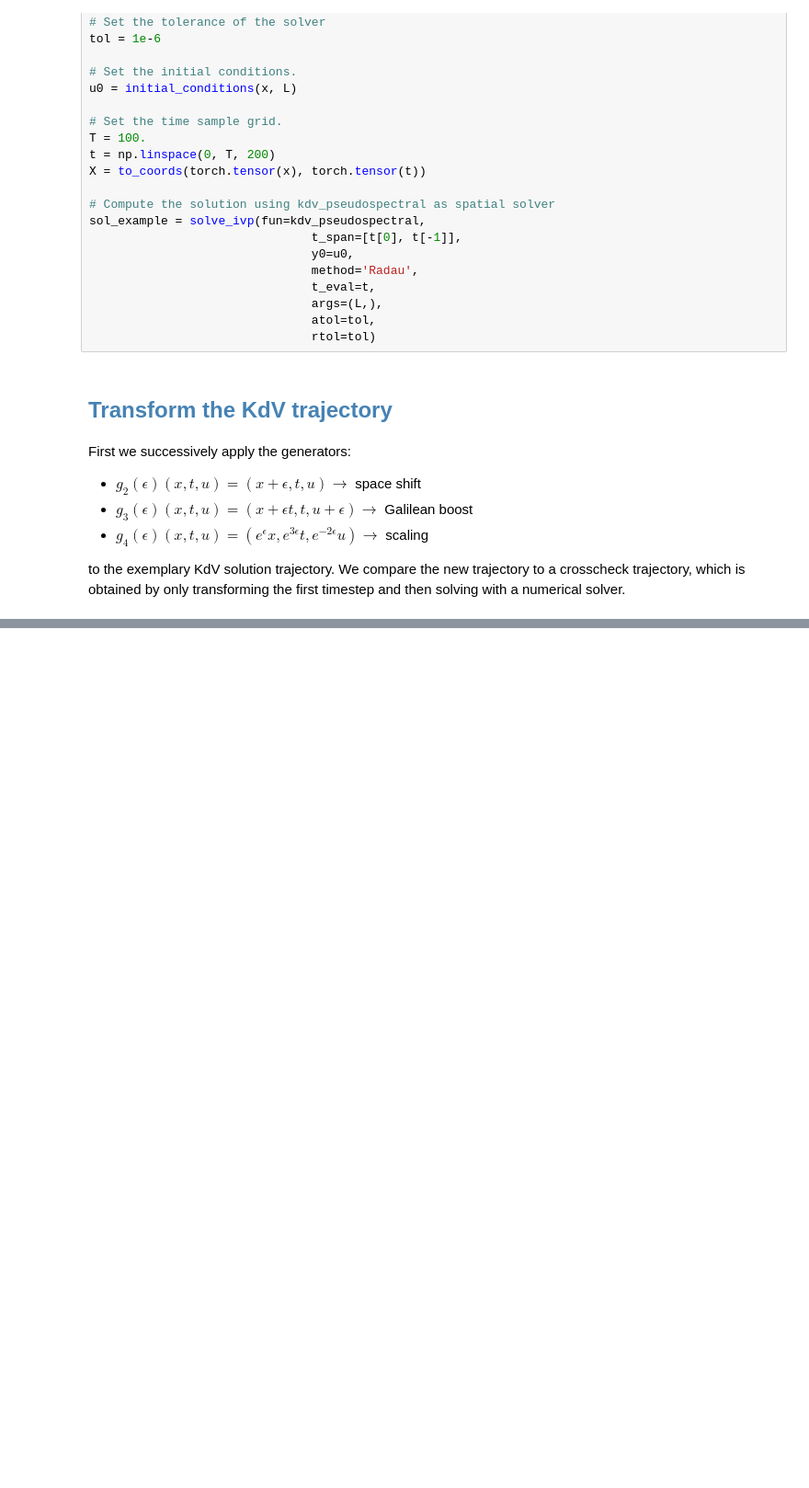
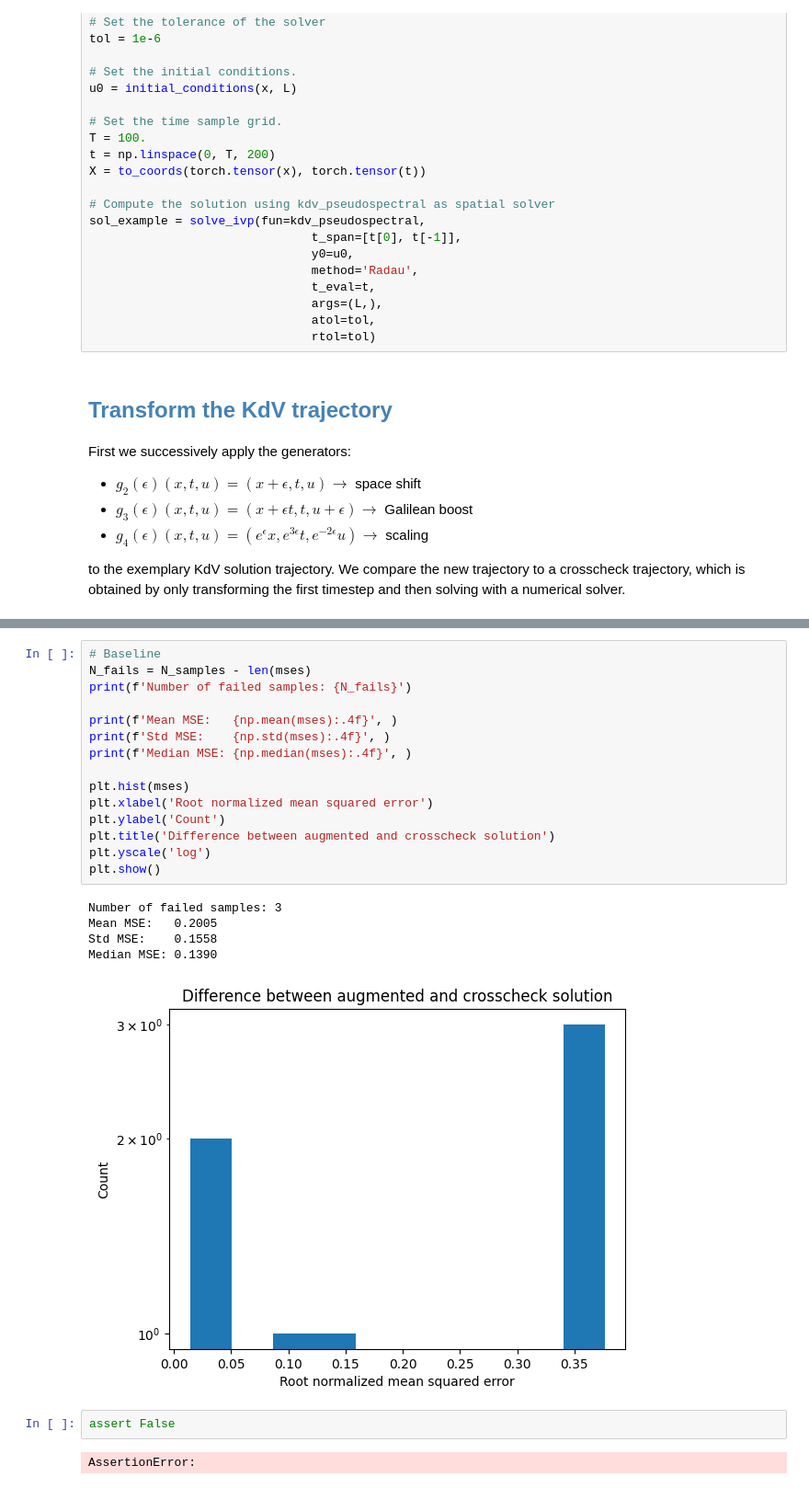
Before and after one commit to elidub/SymPDE, a Jupyter notebook: ext_repos/LPSDA/notebooks/data_augmentation.ipynb, the cells around one changed output, grey strips where cells are left out. Shown: that part at 92% size. Cells and saved outputs as stored; diff of their text form; blank space fills up the shorter version.

```diff
--- a/ext_repos/LPSDA/notebooks/data_augmentation.ipynb
+++ b/ext_repos/LPSDA/notebooks/data_augmentation.ipynb
@@ -243,0 +325,25 @@ Root normalized mean squared error: 1.0100293865334642
+# %%
+# Baseline
+N_fails = N_samples - len(mses)
+print(f'Number of failed samples: {N_fails}')
+
+print(f'Mean MSE:   {np.mean(mses):.4f}', )
+print(f'Std MSE:    {np.std(mses):.4f}', )
+print(f'Median MSE: {np.median(mses):.4f}', )
+
+plt.hist(mses)
+plt.xlabel('Root normalized mean squared error')
+plt.ylabel('Count')
+plt.title('Difference between augmented and crosscheck solution')
+plt.yscale('log')
+plt.show()
+# %% [output]
+Number of failed samples: 3
+Mean MSE:   0.2005
+Std MSE:    0.1558
+Median MSE: 0.1390
+[figure, added]
+# %%
+assert False
+# %% [output]
+AssertionError:
```
Also changed, not shown: parts of 16 cells of this notebook, 22 other files.
